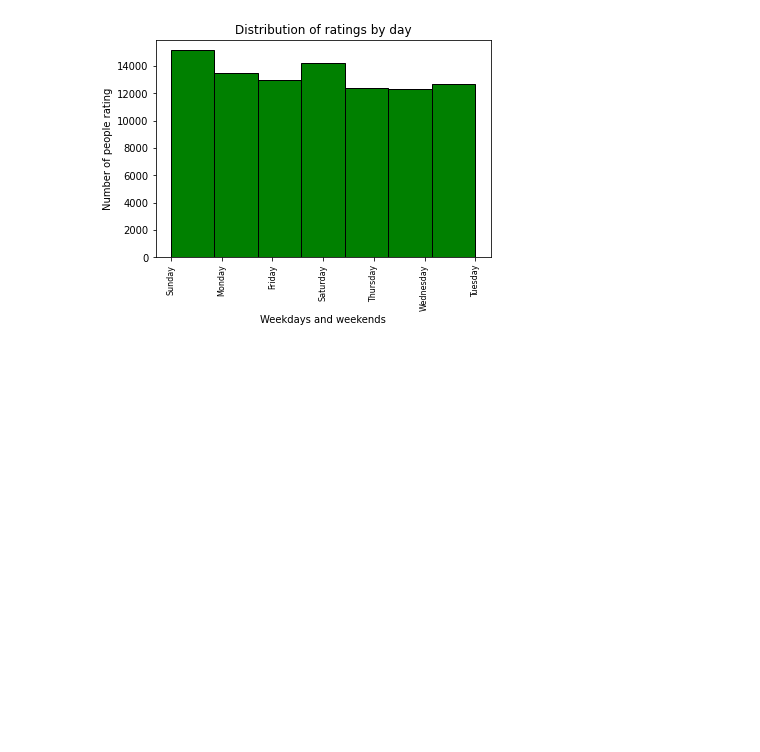
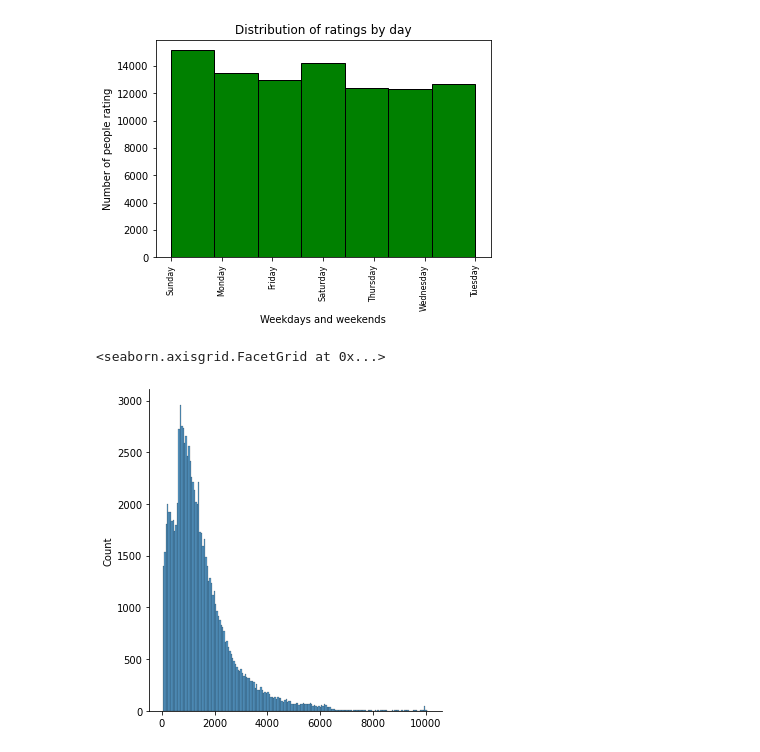
Before and after one commit to JJLEE-20194099/imdb-recommender-system, a Jupyter notebook: [4] Data Exploration.ipynb, the cells around one changed output. Saved outputs shown, nothing was run; the diff lists cells and outputs as text; code cells hidden in the pictures; blank space fills up the shorter version.

```diff
--- a/[4] Data Exploration.ipynb
+++ b/[4] Data Exploration.ipynb
@@ -342,3 +364,10 @@ plt.title('Distribution of ratings by day')
 plt.show()
 # %% [output]
 [figure]
+# %%
+contents = ratings['content']
+content_len = [len(content) for content in contents]
+sns.displot(content_len)
+# %% [output]
+<seaborn.axisgrid.FacetGrid at 0x...>
+[figure, added]
```
Also changed, not shown: parts of 15 cells of this notebook, 16 other files.
